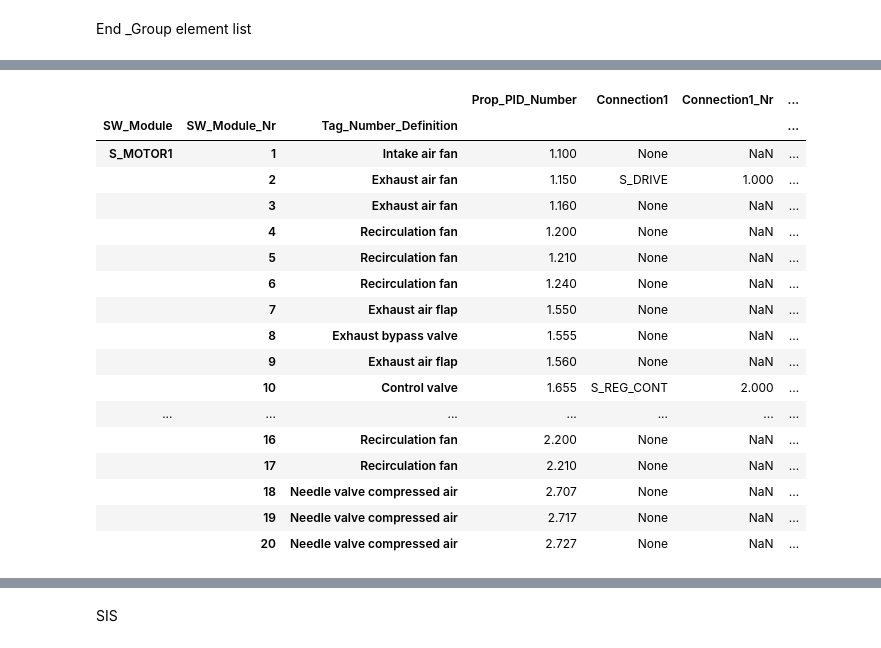
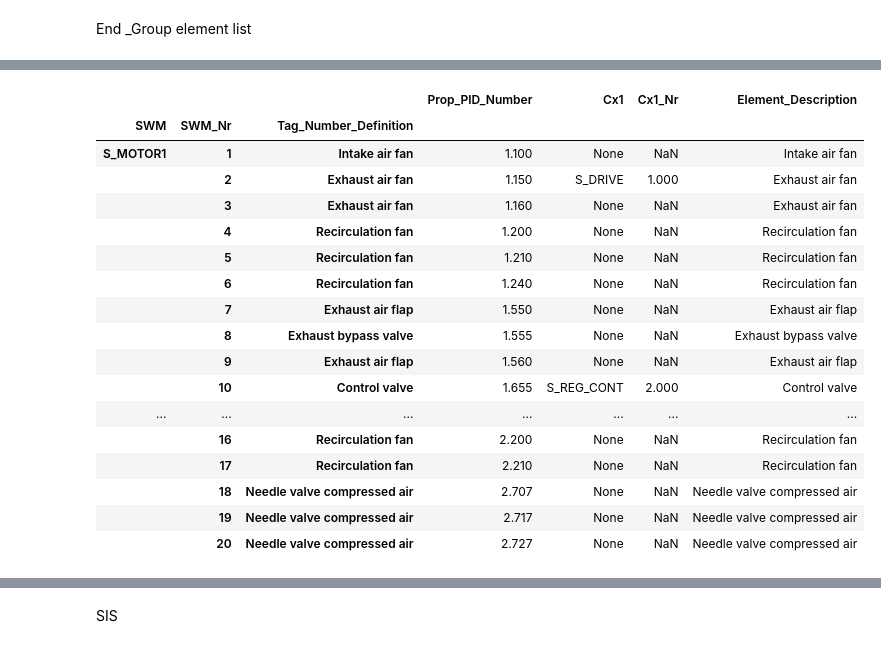
Before and after one commit to emartinskan/epic, a Jupyter notebook: epic.ipynb, the cells around one changed output, grey strips where cells are left out. Cells and saved outputs as stored; diff of their text form; code cells hidden in the pictures.

```diff
--- a/epic.ipynb
+++ b/epic.ipynb
@@ -193,9 +183,9 @@ if debug_mode:
 +-----+-------------------+-----------------------------------+--------------------------------------+
 # %%
 #Add columns
-#element_list_sw_modules = ['SWM','SWMNr','Cx1','Cx1Nr','Cx1','Cx1Nr', 'Cx1','Cx1Nr','Cx1','Cx1Nr','Element_Description']
-element_list_sw_modules = ['SW_Module','SW_Module_Nr','Connection1','Connection1_Nr','Connection2','Connection2_Nr', 'Connection3','Connection3_Nr','Connection4','Connection4_Nr','Element_Description']
-element_list = element_list.assign(**dict.fromkeys(element_list_sw_modules))
+#element_list_SWMs = ['SWM','SWMNr','Cx1','Cx1Nr','Cx1','Cx1Nr', 'Cx1','Cx1Nr','Cx1','Cx1Nr','Element_Description']
+element_list_SWMs = ['SWM','SWM_Nr','Cx1','Cx1_Nr','Cx2','Cx2_Nr', 'Cx3','Cx3_Nr','Cx4','Cx4_Nr','Element_Description']
+element_list = element_list.assign(**dict.fromkeys(element_list_SWMs))
 # %% [markdown]
 Add elements that has two software main modules, as 1.825 Leak valve (motor,reg.limit) and 1.825 Leak (leak, limit)
 SIS module and gasket are now possible to configure
@@ -685,44 +699,44 @@ for items in element_list.index:
         #Drive
         case ['M', 'SC', 'TSA+', 'V']:
             #Limit hi lo conn3
-            element_list.at[items, 'Connection3'] = SOFTWARE_MODE_DEFINITION["S_LIMIT_HI_LO"]
+            element_list.at[items, 'Cx3'] = SOFTWARE_MODE_DEFINITION["S_LIMIT_HI_LO"]
 
             #If element is 1.150, get info from 1.840, 2.150 get info from 2.840
             y840 = str("%.3f" % element_list.Prop_PID_Number[items])
             y840 = float(y840[0] + '.840')
-            element_list.Connection3_Nr[items] = element_list[element_list['Prop_PID_Number'] == y840].iloc[0]['SW_Module_Nr']
+            element_list.Cx3_Nr[items] = element_list[element_list['Prop_PID_Number'] == y840].iloc[0]['SWM_Nr']
             #or
-            #element_list.at[items, 'Connection3_Nr'] = element_list[element_list['Prop_PID_Number'] == y840].iloc[0]['SW_Module_Nr']
+            #element_list.at[items, 'Cx3_Nr'] = element_list[element_list['Prop_PID_Number'] == y840].iloc[0]['SWM_Nr']
 
             #Y.840 #only when PID is index
-            #element_list.at[items, 'Connection3_Nr'] = (element_list.at[y840, 'SW_Module_Nr'])
+            #element_list.at[items, 'Cx3_Nr'] = (element_list.at[y840, 'SWM_Nr'])
 
 
         #1.655 [H, M, NC] Control valve (Cool water control)
         case ['H', 'M', 'NC']:
-            #element_list.at[items, 'Connection2'] = SOFTWARE_MODE_DEFINITION["S_LIMIT_HI_LO"]
+            #element_list.at[items, 'Cx2'] = SOFTWARE_MODE_DEFINITION["S_LIMIT_HI_LO"]
             #limit_hi_lo = limit_hi_lo + 1
             y688 = str("%.3f" % element_list.Prop_PID_Number[items])
             y688 = float(y688[0] + '.688')
-            element_list.Connection2_Nr[items] = element_list[element_list['Prop_PID_Number'] == y688].iloc[0]['SW_Module_Nr']
+            element_list.Cx2_Nr[items] = element_list[element_list['Prop_PID_Number'] == y688].iloc[0]['SWM_Nr']
 
 
         #1.680 [D, EC, TSA+]  Electric heating
         case ['EC', 'TSA+']:
-            #element_list.at[items, 'Connection2'] = SOFTWARE_MODE_DEFINITION["S_LIMIT_HI_LO"]
+            #element_list.at[items, 'Cx2'] = SOFTWARE_MODE_DEFINITION["S_LIMIT_HI_LO"]
             y688 = str("%.3f" % element_list.Prop_PID_Number[items])
             y688 = float(y688[0] + '.688')
-            element_list.Connection2_Nr[items] = element_list[element_list['Prop_PID_Number'] == y688].iloc[0]['SW_Module_Nr']
+            element_list.Cx2_Nr[items] = element_list[element_list['Prop_PID_Number'] == y688].iloc[0]['SWM_Nr']
 
 
         case 'AHU01':
-            element_list.at[items, 'Connection1_Nr'] = element_list[element_list['Prop_PID_Number'] == 1.800].iloc[0]['SW_Module_Nr']
-            element_list.at[items, 'Connection2_Nr'] = element_list[element_list['Prop_PID_Number'] == 1.655].iloc[0]['Connection1_Nr']
-            element_list.at[items, 'Connection3_Nr'] = element_list[element_list['Prop_PID_Number'] == 1.680].iloc[0]['Connection1_Nr']
+            element_list.at[items, 'Cx1_Nr'] = element_list[element_list['Prop_PID_Number'] == 1.800].iloc[0]['SWM_Nr']
+            element_list.at[items, 'Cx2_Nr'] = element_list[element_list['Prop_PID_Number'] == 1.655].iloc[0]['Cx1_Nr']
+            element_list.at[items, 'Cx3_Nr'] = element_list[element_list['Prop_PID_Number'] == 1.680].iloc[0]['Cx1_Nr']
 
 
         case 'LEAK':
-            element_list.at[items, 'Connection1_Nr'] = element_list[element_list['Prop_PID_Number'] == 1.840].iloc[0]['SW_Module_Nr']
+            element_list.at[items, 'Cx1_Nr'] = element_list[element_list['Prop_PID_Number'] == 1.840].iloc[0]['SWM_Nr']
 # %%
 if debug_mode:
     print(tabulate(element_list, headers = 'keys', tablefmt = 'psql'))
@@ -761,9 +775,9 @@ writer.close()
 # %% [markdown]
 Init group element list
 # %%
-#Create a new dataframe, group elements by binaries paar, later group by SW_modules, SIS, Gasket, etc...
+#Create a new dataframe, group elements by binaries paar, later group by SWMs, SIS, Gasket, etc...
 group_element_list = pd.DataFrame()
-group_element_list = pd.DataFrame(columns=['Prop_PID_Number','Tag_Number_Definition','SW_Module','SW_Module_Nr','Connection1','Connection1_Nr'])
+group_element_list = pd.DataFrame(columns=['Prop_PID_Number','Tag_Number_Definition','SWM','SWM_Nr','Cx1','Cx1_Nr'])
 if debug_mode: print(group_element_list)
 # %% [output]
 Empty DataFrame
@@ -1243,8 +1257,8 @@ if debug_mode:
 group_element_list['Element_Description'] = group_element_list['Tag_Number_Definition']
 # %%
 #Delete unneccessary columns
-#group_element_list = group_element_list.drop(['Prop_PID_Element','Connection2','Connection2_Nr','Connection3','Connection3_Nr','Connection4','Connection4_Nr'], axis=1)
-group_element_list = group_element_list.drop(['Prop_PID_Element','Connection2','Connection2_Nr','Connection3','Connection3_Nr','Connection4','Connection4_Nr'], axis=1)
+#group_element_list = group_element_list.drop(['Prop_PID_Element','Cx2','Cx2_Nr','Cx3','Cx3_Nr','Cx4','Cx4_Nr'], axis=1)
+group_element_list = group_element_list.drop(['Prop_PID_Element','Cx2','Cx2_Nr','Cx3','Cx3_Nr','Cx4','Cx4_Nr'], axis=1)
 # %%
 if debug_mode: print(tabulate(element_list, headers = 'keys', tablefmt = 'psql'))
 # %% [output]
@@ -1318,25 +1332,25 @@ gdrive.first()
 # %%
-element_list_motors = group_element_list[group_element_list['SW_Module'] == 'S_MOTOR1']
-gmotor = element_list_motors.groupby(['SW_Module','SW_Module_Nr','Tag_Number_Definition'])
+element_list_motors = group_element_list[group_element_list['SWM'] == 'S_MOTOR1']
+gmotor = element_list_motors.groupby(['SWM','SWM_Nr','Tag_Number_Definition'])
 gmotor.first()
 # %% [output]
-|  |  |  | Prop_PID_Number | Connection1 | Connection1_Nr | ... |
-| SW_Module | SW_Module_Nr | Tag_Number_Definition |  |  |  | ... |
-| S_MOTOR1 | 1 | Intake air fan | 1.100 | None | NaN | ... |
-|  | 2 | Exhaust air fan | 1.150 | S_DRIVE | 1.000 | ... |
-|  | 3 | Exhaust air fan | 1.160 | None | NaN | ... |
-|  | 4 | Recirculation fan | 1.200 | None | NaN | ... |
-|  | 5 | Recirculation fan | 1.210 | None | NaN | ... |
-|  | 6 | Recirculation fan | 1.240 | None | NaN | ... |
-|  | 7 | Exhaust air flap | 1.550 | None | NaN | ... |
-|  | 8 | Exhaust bypass valve | 1.555 | None | NaN | ... |
-|  | 9 | Exhaust air flap | 1.560 | None | NaN | ... |
-|  | 10 | Control valve | 1.655 | S_REG_CONT | 2.000 | ... |
+|  |  |  | Prop_PID_Number | Cx1 | Cx1_Nr | Element_Description |
+| SWM | SWM_Nr | Tag_Number_Definition |  |  |  |  |
+| S_MOTOR1 | 1 | Intake air fan | 1.100 | None | NaN | Intake air fan |
+|  | 2 | Exhaust air fan | 1.150 | S_DRIVE | 1.000 | Exhaust air fan |
+|  | 3 | Exhaust air fan | 1.160 | None | NaN | Exhaust air fan |
+|  | 4 | Recirculation fan | 1.200 | None | NaN | Recirculation fan |
+|  | 5 | Recirculation fan | 1.210 | None | NaN | Recirculation fan |
+|  | 6 | Recirculation fan | 1.240 | None | NaN | Recirculation fan |
+|  | 7 | Exhaust air flap | 1.550 | None | NaN | Exhaust air flap |
+|  | 8 | Exhaust bypass valve | 1.555 | None | NaN | Exhaust bypass valve |
+|  | 9 | Exhaust air flap | 1.560 | None | NaN | Exhaust air flap |
+|  | 10 | Control valve | 1.655 | S_REG_CONT | 2.000 | Control valve |
 | ... | ... | ... | ... | ... | ... | ... |
-|  | 16 | Recirculation fan | 2.200 | None | NaN | ... |
-|  | 17 | Recirculation fan | 2.210 | None | NaN | ... |
-|  | 18 | Needle valve compressed air | 2.707 | None | NaN | ... |
-|  | 19 | Needle valve compressed air | 2.717 | None | NaN | ... |
-|  | 20 | Needle valve compressed air | 2.727 | None | NaN | ... |
+|  | 16 | Recirculation fan | 2.200 | None | NaN | Recirculation fan |
+|  | 17 | Recirculation fan | 2.210 | None | NaN | Recirculation fan |
+|  | 18 | Needle valve compressed air | 2.707 | None | NaN | Needle valve compressed air |
+|  | 19 | Needle valve compressed air | 2.717 | None | NaN | Needle valve compressed air |
+|  | 20 | Needle valve compressed air | 2.727 | None | NaN | Needle valve compressed air |
 # %%
 #AHU01
```
Also changed, not shown: parts of 28 cells of this notebook.
